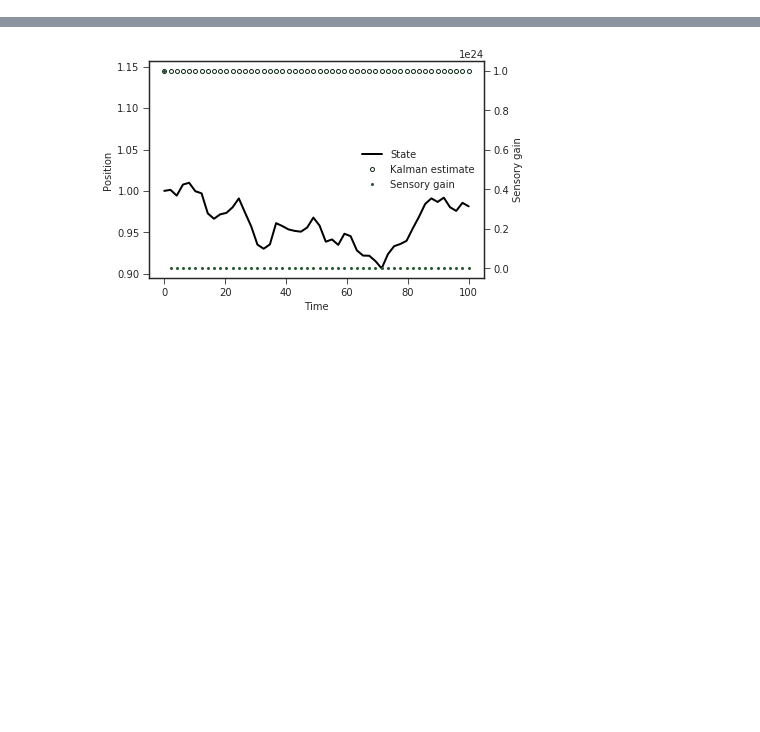
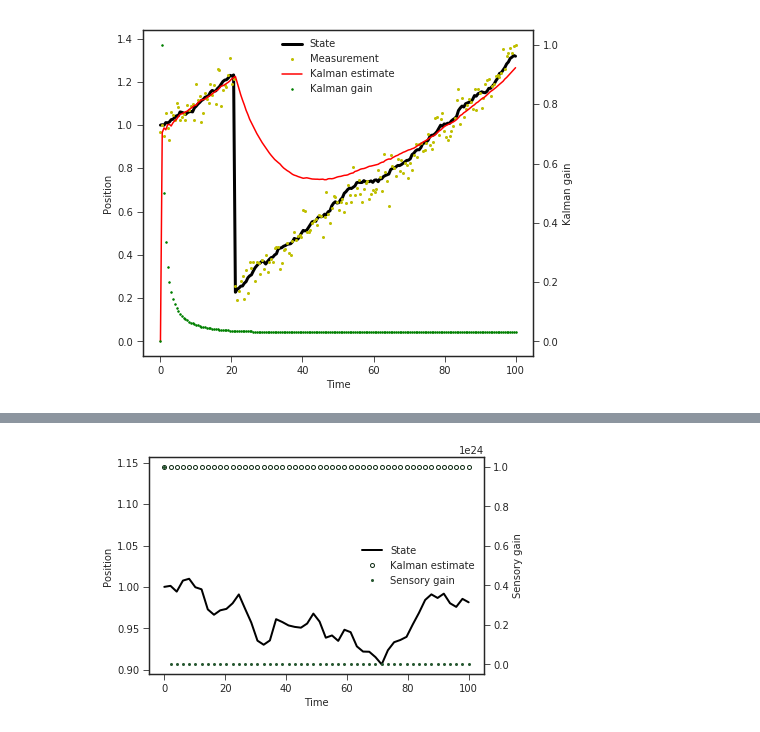
Before and after one commit to mlprt/neurkal, a Jupyter notebook: 1d_tracking.ipynb, the cells around one changed output, grey strips where cells are left out. Cells and saved outputs as stored; diff of their text form; code cells hidden in the pictures; blank space fills up the shorter version.

```diff
--- a/1d_tracking.ipynb
+++ b/1d_tracking.ipynb
@@ -74,0 +84,42 @@ plt.show()
+# %%
+## test conventional kalman filter: change detection
+kalman = neurkal.KalmanFilter(M=M, B=B, Z=Z)
+# initial state
+state = neurkal.StateDynamics(M, B, Z, x0=d_th[0])
+# sensory noise
+q = 0.05
+
+states = []
+estimates = []
+gains = []
+meas = []
+
+ts = np.linspace(0, t_f, 200)
+for i, t in enumerate(ts):
+    estimates.append(kalman.estimate[0, 0])
+    gains.append(kalman.gain[0, 0])
+    states.append(state.x[0])
+    x_s = state.x + np.random.normal(0, q)
+    meas.append(x_s[0, 0])
+    kalman.step(c, x_s, Q=[[q]])
+    if i == int(0.5 * steps):
+        state.change(state.x - 1)
+    state.update(c)
+
+palette = set_palette()
+fig, ax1 = plt.subplots(figsize=(7, 6))
+ax1.set_xlabel("Time")
+ax1.set_ylabel("Position")
+p1, = ax1.plot(ts, states, '-', color='k', label="State", lw=3)
+p4, = ax1.plot(ts, meas, '.', color='y', label="Measurement", ms=4)
+p2, = ax1.plot(ts, estimates, '-', color='r', label="Kalman estimate", markerfacecolor='none', ms=8)
+ax2 = ax1.twinx()
+ax2.set_ylabel("Kalman gain")
+p3, = ax2.plot(ts, gains, '.', color='g', label="Kalman gain", ms=3)
+
+ps = [p1, p4, p2, p3]
+labels = [p.get_label() for p in ps]
+ax1.legend(ps, labels, loc=9)
+plt.show()
+# %% [output]
+[figure, added]
```
Also changed, not shown: parts of 16 cells of this notebook.
